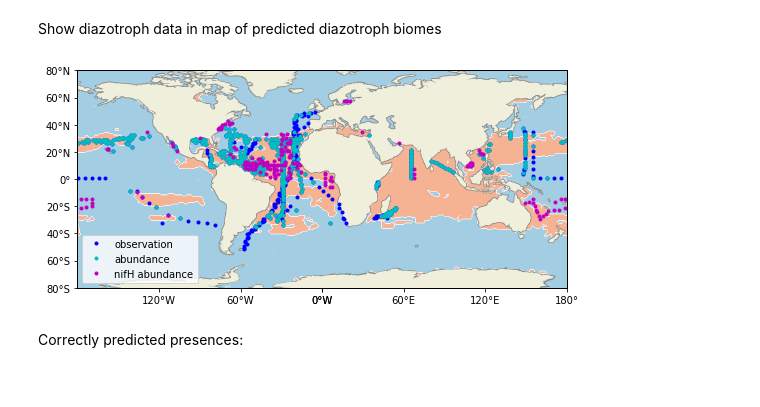
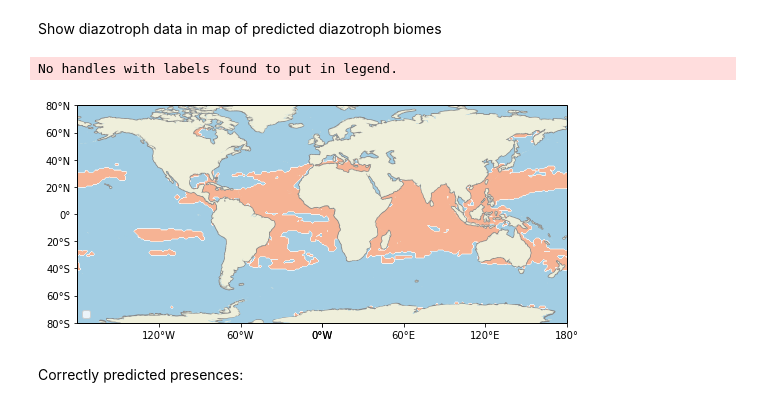
Before and after one commit to simonameiler/diazotrophs_biogeography, a Jupyter notebook: Scripts/Nutrients_draft2.ipynb, the cells around one changed output. Saved outputs shown, nothing was run; the diff lists cells and outputs as text; code cells hidden in the pictures.

```diff
--- a/Scripts/Nutrients_draft2.ipynb
+++ b/Scripts/Nutrients_draft2.ipynb
@@ -399,38 +399,39 @@ label_nut = ['N (mol/m$^{2}$/y)','P (mol/m$^{2}$/y)','Fe (mol/m$^{2}$/y)']
 name_nut = ['P:N','Fe:N','transport P:N','transport Fe:N','remin P:N','remin Fe:N']
 
 levs_PN = np.linspace(0,1000,11)
 levs_FeN = np.linspace(-1,2,21)
 levs = [levs_PN,levs_FeN,levs_PN,levs_FeN,levs_PN,levs_FeN]
 
 colmap = plt.get_cmap('RdBu_r')
 
 fig,ax = plt.subplots(subplot_kw={'projection':ccrs.PlateCarree(central_longitude=0)},figsize=(12,4))
 ax.coastlines(color='#888888',linewidth=1.5)
 ax.add_feature(cfeature.NaturalEarthFeature('physical', 'land', '50m', edgecolor='none', facecolor=cfeature.COLORS['land']))
 c = ax.contourf(lon,lat,mask,levels=levs[nu],cmap=colmap,extend='both')
 #con1 = ax.contour(lon,lat,nutr[nu],levels=[1.2],colors='k',linewidths=1,linstyle='solid')
 #con2 = ax.contour(lon,lat,nutr[nu],levels=[2.5],colors='r',linewidths=1,linstyle='solid')
-plt.plot(lon_d[find_obs[1]],lat_d[find_obs[0]],'.',color='b',label='observation')
-plt.plot(lon_d[find_abund[1]],lat_d[find_abund[0]],'.',color='c',label='abundance')
+#plt.plot(lon_d[find_obs[1]],lat_d[find_obs[0]],'.',color='b',label='observation')
+#plt.plot(lon_d[find_abund[1]],lat_d[find_abund[0]],'.',color='c',label='abundance')
 #plt.plot(lon_d[find_bm[1]],lat_d[find_bm[0]],'.',color='r')
-plt.plot(lon_d[find_nifH[1]],lat_d[find_nifH[0]],'.',color='m',label='nifH abundance')
+#plt.plot(lon_d[find_nifH[1]],lat_d[find_nifH[0]],'.',color='m',label='nifH abundance')
 #plt.plot(lon_d[find_nz_obs[1]],lat_d[find_nz_obs[0]],'.',color='m')
 #plt.plot(lon_d[find_nz_abund[1]],lat_d[find_nz_abund[0]],'.',color='orange')
 #plt.plot(lon_d[find_nz_bm[1]],lat_d[find_nz_bm[0]],'.',color='k')
 #plt.plot(lon_d[find_nz_nifH[1]],lat_d[find_nz_nifH[0]],'.',color='w')
 lon_formatter = LongitudeFormatter(zero_direction_label=True)
 lat_formatter = LatitudeFormatter()
 ax.xaxis.set_major_formatter(lon_formatter)
 ax.yaxis.set_major_formatter(lat_formatter)
 ax.set_xticks([0,60,120,180,240,300,360], crs=ccrs.PlateCarree())
 ax.set_yticks([-80, -60, -40, -20, 0, 20, 40, 60, 80], crs=ccrs.PlateCarree())
 ax.legend(loc='lower left')
 #cbar = plt.colorbar(c,ax=ax)
 #cbar.set_label(''+str(name_nut[nu])+'',rotation=90, position=(0.5,0.5))
 plt.show()
-#fig.savefig('/Users/meilers/MITinternship/Plots/overview_nutr_bioav_diaz.png', bbox_inches='tight', dpi=300)
+fig.savefig('/Users/meilers/MITinternship/Plots/overview_nutr_bioav_diaz_noobs.png', bbox_inches='tight', dpi=300)
 # %% [output]
+No handles with labels found to put in legend.
-[figure, old version]
+[figure, new version]
 # %% [markdown]
 Correctly predicted presences:
 # %%
```
Also changed, not shown: 1 other file.
